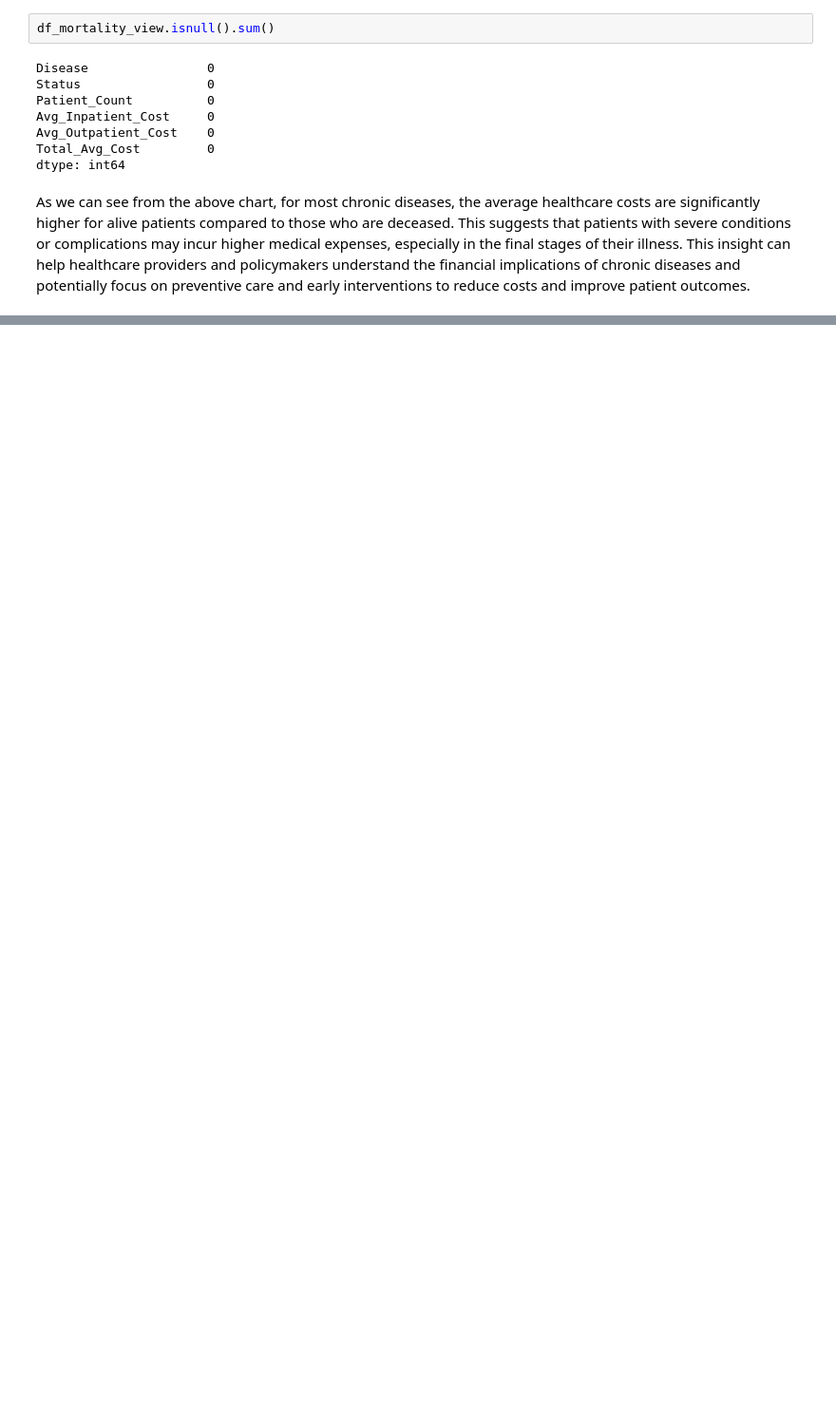
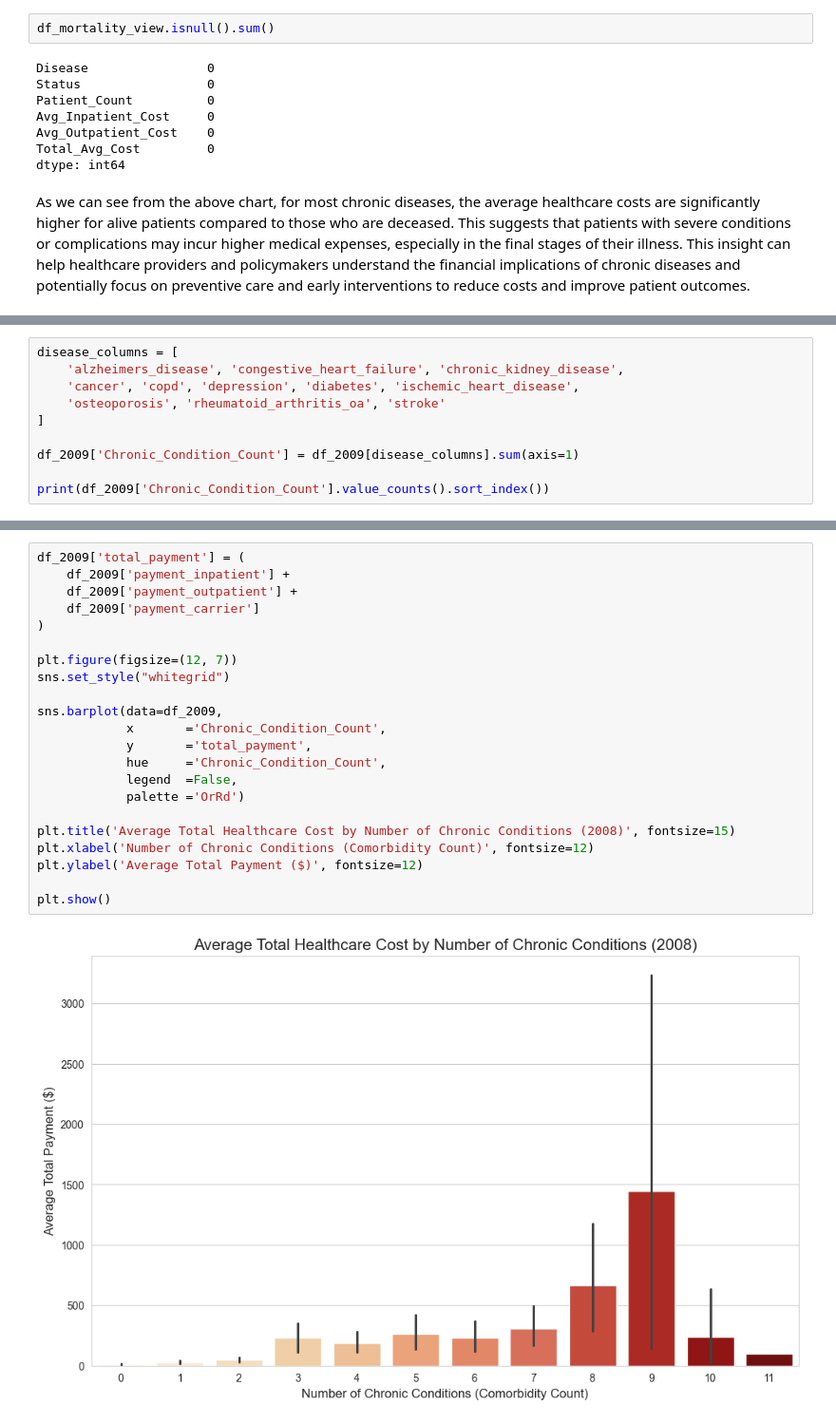
Before and after one commit to ClassiKaL1/medicare-data-mining, a Jupyter notebook: notebooks/Analysis_Medicare_2009.ipynb, the cells around one changed output, grey strips where cells are left out. Shown at 95% size. Saved outputs shown, nothing was run; the diff lists cells and outputs as text; blank space fills up the shorter version.

```diff
--- a/notebooks/Analysis_Medicare_2009.ipynb
+++ b/notebooks/Analysis_Medicare_2009.ipynb
@@ -352,0 +356,10 @@ As we can see from the above chart, for most chronic diseases, the average healt
+# %%
+disease_columns = [
+    'alzheimers_disease', 'congestive_heart_failure', 'chronic_kidney_disease',
+    'cancer', 'copd', 'depression', 'diabetes', 'ischemic_heart_disease',
+    'osteoporosis', 'rheumatoid_arthritis_oa', 'stroke'
+]
+
+df_2009['Chronic_Condition_Count'] = df_2009[disease_columns].sum(axis=1)
+
+print(df_2009['Chronic_Condition_Count'].value_counts().sort_index())
@@ -352,0 +383,24 @@ As we can see from the above chart, for most chronic diseases, the average healt
+# %%
+df_2009['total_payment'] = (
+    df_2009['payment_inpatient'] +
+    df_2009['payment_outpatient'] +
+    df_2009['payment_carrier']
+)
+
+plt.figure(figsize=(12, 7))
+sns.set_style("whitegrid")
+
+sns.barplot(data=df_2009,
+            x       ='Chronic_Condition_Count',
+            y       ='total_payment',
+            hue     ='Chronic_Condition_Count',
+            legend  =False,
+            palette ='OrRd')
+
+plt.title('Average Total Healthcare Cost by Number of Chronic Conditions (2008)', fontsize=15)
+plt.xlabel('Number of Chronic Conditions (Comorbidity Count)', fontsize=12)
+plt.ylabel('Average Total Payment ($)', fontsize=12)
+
+plt.show()
+# %% [output]
+[figure, added]
```
Also changed, not shown: parts of 43 cells of this notebook, 1 other file.
